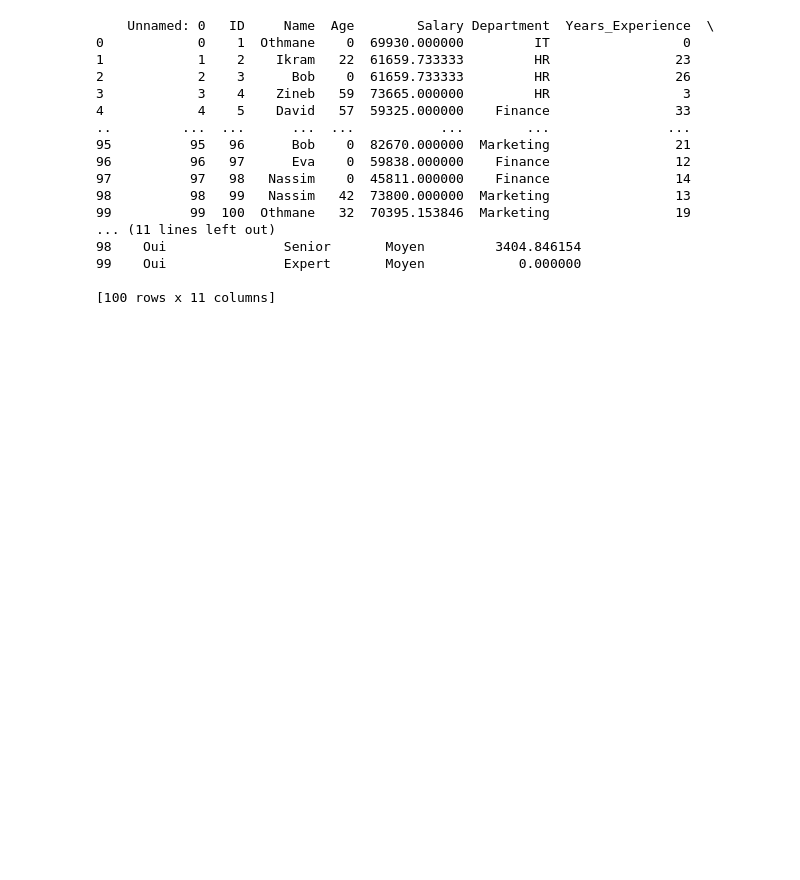
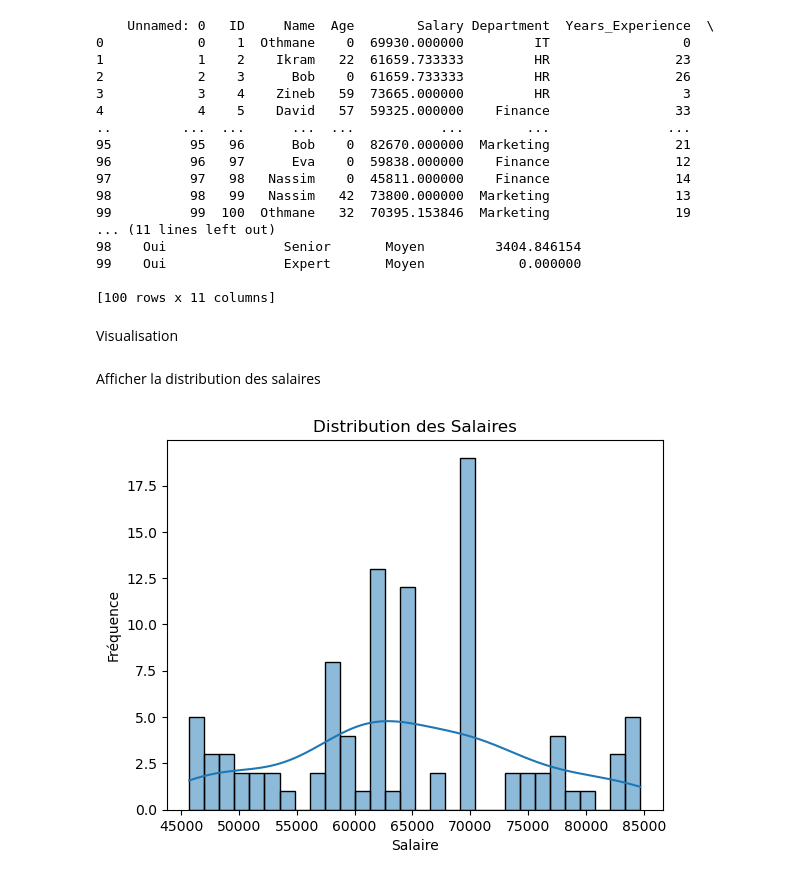
Before and after one commit to achrafdevl/Simplon-Python-Challenges, a Jupyter notebook: challenges6/challenge2.ipynb, the cells around one changed output. Saved outputs shown, nothing was run; the diff lists cells and outputs as text; code cells hidden in the pictures; blank space fills up the shorter version.

```diff
--- a/challenges6/challenge2.ipynb
+++ b/challenges6/challenge2.ipynb
@@ -314,0 +321,11 @@ print(df)
+# %%
+conditions = [
+    (df['Age'] < 30) & (df['Years_Experience'] < 3),
+    (df['Age'] < 30) & (df['Years_Experience'] >= 3),
+    (df['Age'] >= 30) & (df['Years_Experience'] < 3),
+    (df['Age'] >= 30) & (df['Years_Experience'] >= 3)
+]
+choices = ['Jeune & Nouveau', 'Jeune & Expérimenté', 'Senior & Nouveau', 'Senior & Expérimenté']
+df['Classification'] = np.select(conditions, choices, default='Autre')
+
+print(df)
@@ -335,3 +370,18 @@ print(df)
 99    Oui               Expert       Moyen            0.000000
 
 [100 rows x 11 columns]
+# %% [markdown]
+Visualisation
+# %% [markdown]
+Afficher la distribution des salaires
+# %%
+import seaborn as sns
+import matplotlib.pyplot as plt
+
+sns.histplot(df['Salary'], bins=30, kde=True)
+plt.title('Distribution des Salaires')
+plt.xlabel('Salaire')
+plt.ylabel('Fréquence')
+plt.show()
+# %% [output]
+[figure, added]
```
Also changed, not shown: parts of 3 cells of this notebook, 2 other files.
